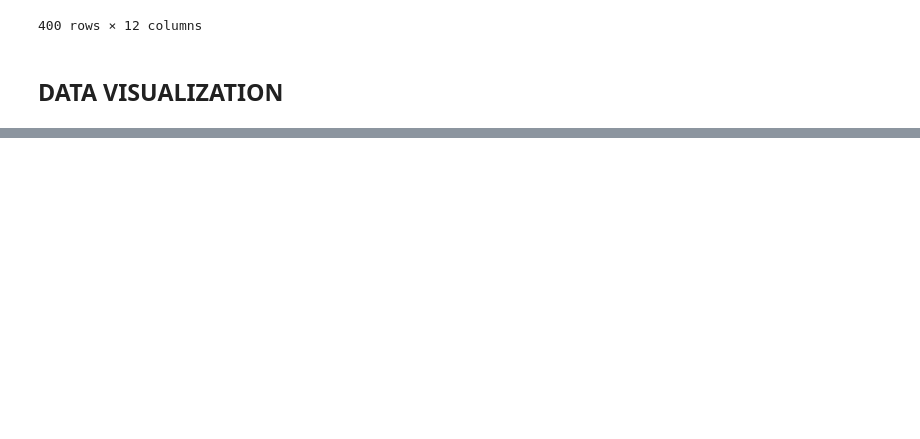
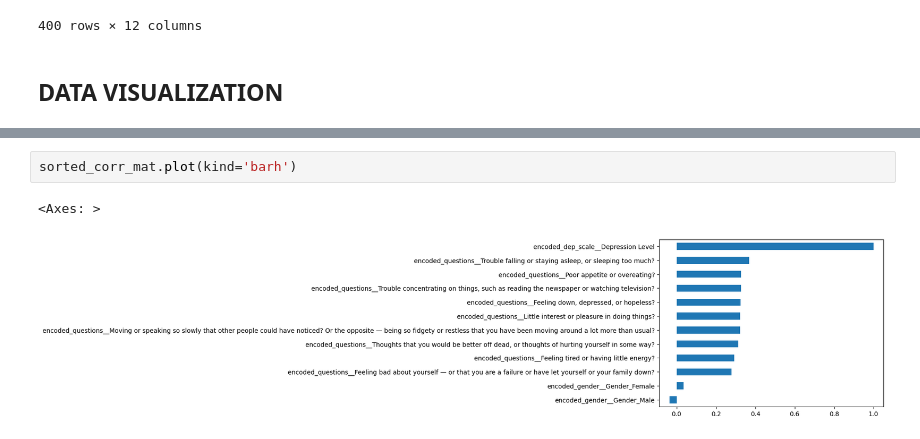
Before and after one commit to SLokesh1810/mental_health_detector, a Jupyter notebook: PHQ9_DepressionDetector.ipynb, the cells around one changed output, grey strips where cells are left out. Cells and saved outputs as stored; diff of their text form; blank space fills up the shorter version.

```diff
--- a/PHQ9_DepressionDetector.ipynb
+++ b/PHQ9_DepressionDetector.ipynb
@@ -176,2 +177,7 @@ sorted_corr_mat
 | encoded_dep_scale__Depression Level | 1.000000 |
 dtype: float64
+# %%
+sorted_corr_mat.plot(kind='barh')
+# %% [output]
+<Axes: >
+[figure, added]
```
Also changed, not shown: parts of 6 cells of this notebook.
